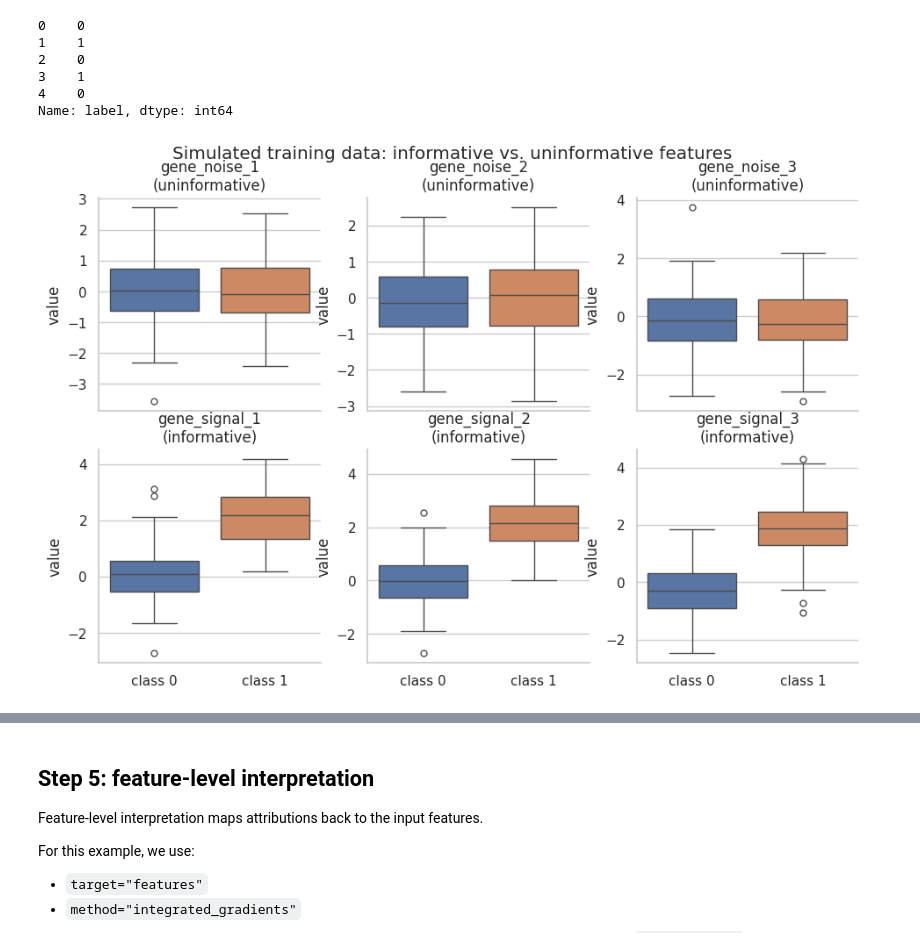
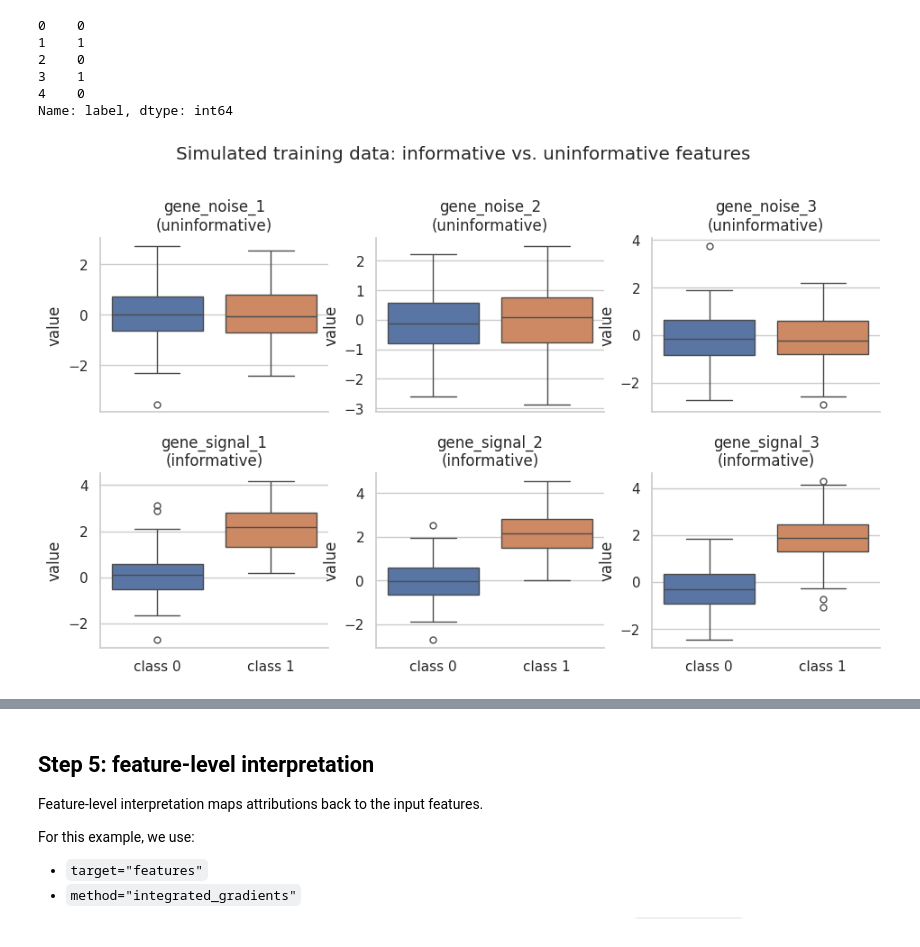
Before and after one commit to Thomas-Rauter/edge2torch, a Jupyter notebook: docs/getting-started.ipynb, the cells around one changed output, grey strips where cells are left out. Saved outputs shown, nothing was run; the diff lists cells and outputs as text; code cells hidden in the pictures.

```diff
--- a/docs/getting-started.ipynb
+++ b/docs/getting-started.ipynb
@@ -389,34 +422,36 @@ feature_type_map = {
 }
 
 long_df["feature_type"] = long_df["feature"].map(feature_type_map)
 
 g = sns.catplot(
     data=long_df,
     x="class",
     y="value",
     col="feature",
     col_wrap=3,
     hue="class",
     kind="box",
     sharey=False,
     height=3.2,
     aspect=1.0,
     legend=False,
 )
 
 g.fig.suptitle(
     "Simulated training data: informative vs. uninformative features",
-    y=1.03,
+    y=0.98,
 )
+
+g.fig.subplots_adjust(top=0.82, hspace=0.35)
 
 for ax, feature in zip(g.axes.flat, artifact.feature_names):
     feature_type = feature_type_map[feature]
     ax.set_title(f"{feature}\n({feature_type})")
     ax.set_xlabel("")
     ax.set_ylabel("value")
 
 plt.show()
 # %% [output]
-[figure, old version]
+[figure, new version]
 # %%
 # Train the model with the simulated data
```
Also changed, not shown: parts of 12 cells of this notebook, 5 other files.
